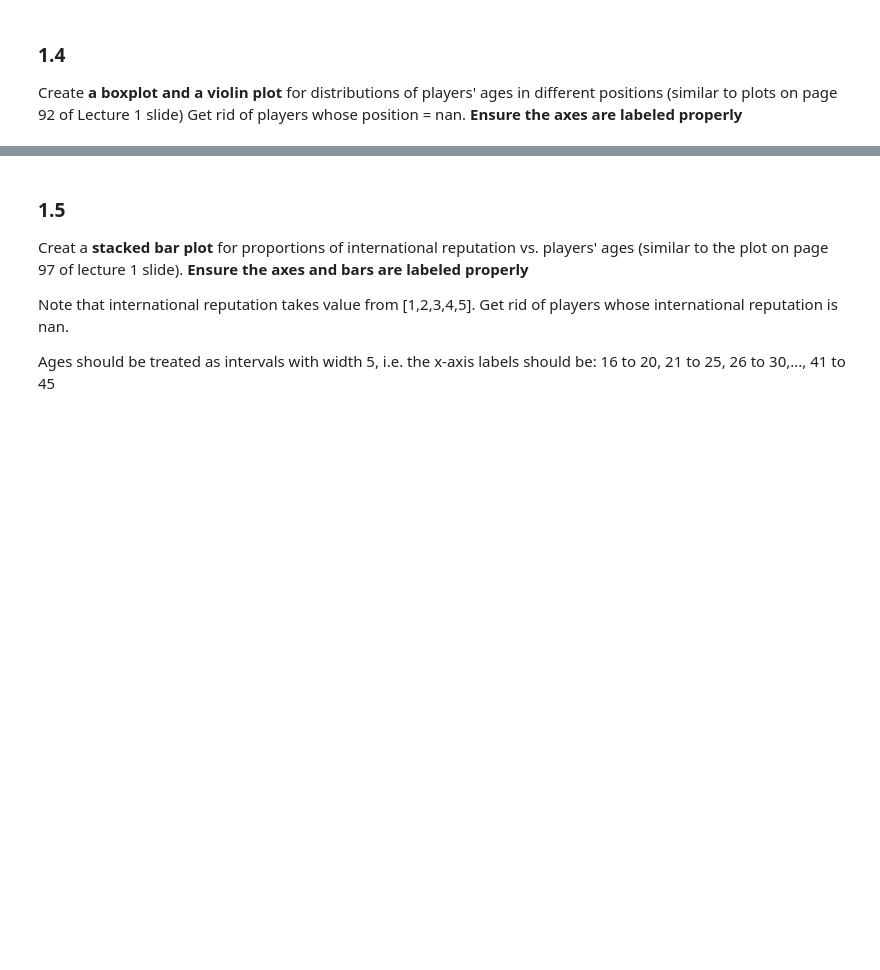
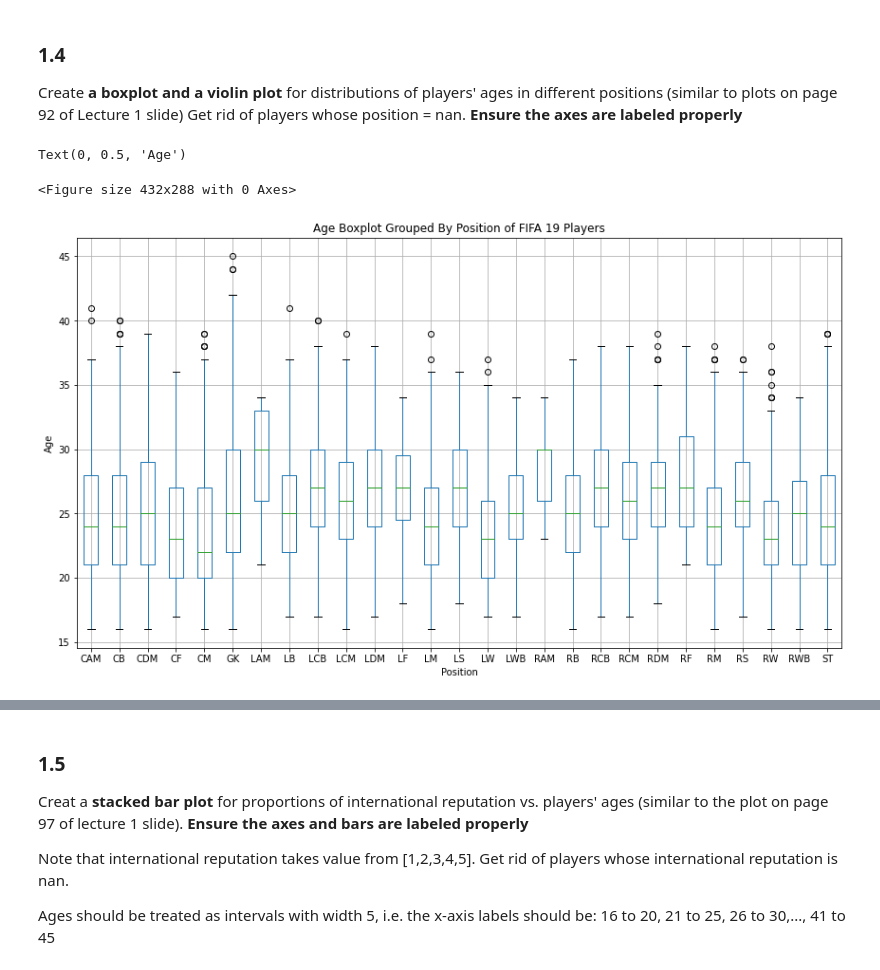
Before and after one commit to klettg/Applied-Machine-Learning-4995-F21, a Jupyter notebook: AML_Homework1.ipynb, the cells around one changed output, grey strips where cells are left out. Saved outputs shown, nothing was run; the diff lists cells and outputs as text; code cells hidden in the pictures; blank space fills up the shorter version.

```diff
--- a/AML_Homework1.ipynb
+++ b/AML_Homework1.ipynb
@@ -59,0 +88,13 @@ Create **a boxplot and a violin plot** for distributions of players' ages in dif
+# %%
+plt.figure()
+fig, ax = plt.subplots(figsize=(14,8))
+#ax.boxplot(df['Age'])
+filtered_df = df[df['Position'].notnull()]
+filtered_df.boxplot(column=['Age'], by='Position', ax=ax)
+plt.suptitle('')
+plt.title('Age Boxplot Grouped By Position of FIFA 19 Players')
+plt.ylabel('Age')
+# %% [output]
+Text(0, 0.5, 'Age')
+<Figure size 432x288 with 0 Axes>
+[figure, added]
```
Also changed, not shown: parts of 28 cells of this notebook.
